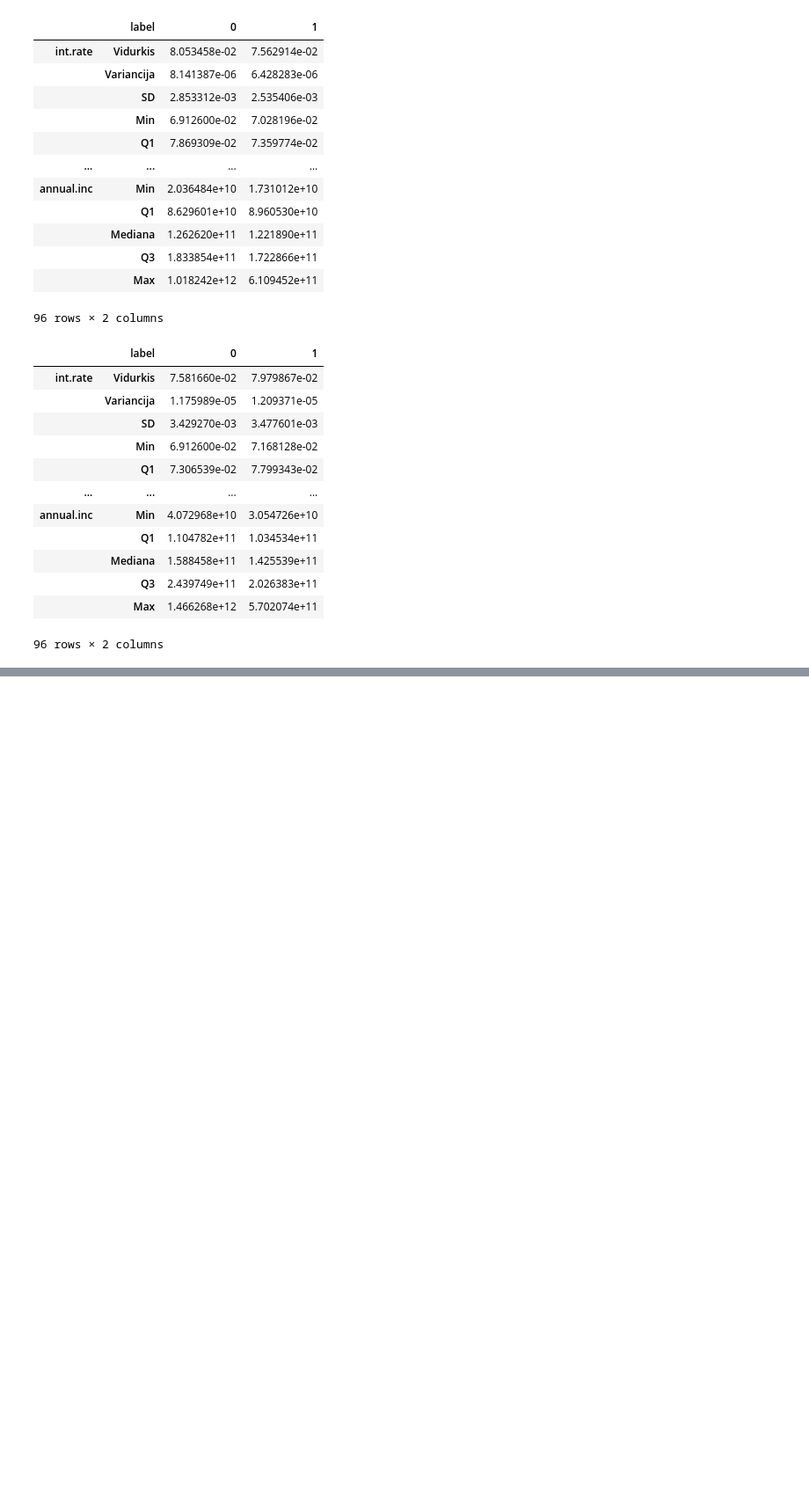
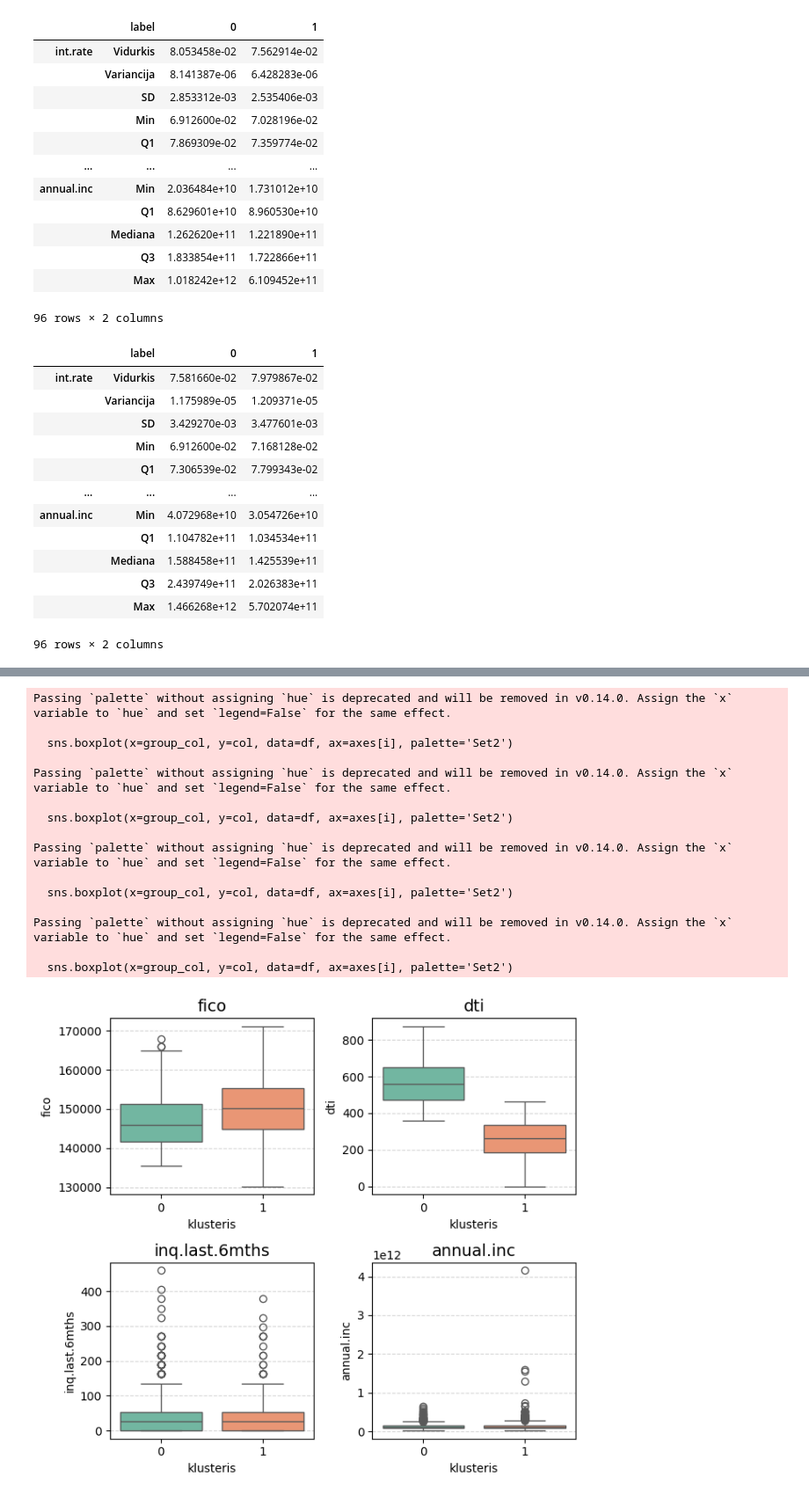
Before and after one commit to EvelinaDu/Papildomi_duomenu_vizualizavimo_skyriai, a Jupyter notebook: 3_laboratorinis/main.ipynb, the cells around one changed output, grey strips where cells are left out. Shown at 88% size. Drawn from its saved outputs; the diff is of its cells as text; code cells hidden in the pictures; blank space fills up the shorter version.

Commit message:
boxplots

```diff
--- a/3_laboratorinis/main.ipynb
+++ b/3_laboratorinis/main.ipynb
@@ -370,0 +388,43 @@ get_characteristic_table(data_w_clusters_home.drop(columns='index'))
+# %%
+def plot_2x2_boxplots(df, group_col='label'):
+    numeric_cols = df[['fico', 'dti', 'inq.last.6mths', 'annual.inc']].columns.tolist()
+    if group_col in numeric_cols:
+        numeric_cols.remove(group_col)
+
+    features_to_plot = numeric_cols[:4]
+
+    fig, axes = plt.subplots(2, 2, figsize=(6.7, 6))
+    axes = axes.flatten()
+
+    for i, col in enumerate(features_to_plot):
+        sns.boxplot(x=group_col, y=col, data=df, ax=axes[i], palette='Set2')
+        axes[i].set_title(f'{col}', fontsize=14)
+        axes[i].set_xlabel('klusteris', fontsize=10)
+        axes[i].set_ylabel(col, fontsize=10)
+        axes[i].grid(axis='y', linestyle='--', alpha=0.5)
+
+    for j in range(len(features_to_plot), 4):
+        fig.delaxes(axes[j])
+
+    plt.tight_layout()
+    plt.savefig('boxplot_2x2_grid.png')
+    plt.show()
+# %%
+plot_2x2_boxplots(data_w_clusters_debt)
+# %% [output]
+Passing `palette` without assigning `hue` is deprecated and will be removed in v0.14.0. Assign the `x` variable to `hue` and set `legend=False` for the same effect.
+
+  sns.boxplot(x=group_col, y=col, data=df, ax=axes[i], palette='Set2')
+
+Passing `palette` without assigning `hue` is deprecated and will be removed in v0.14.0. Assign the `x` variable to `hue` and set `legend=False` for the same effect.
+
+  sns.boxplot(x=group_col, y=col, data=df, ax=axes[i], palette='Set2')
+
+Passing `palette` without assigning `hue` is deprecated and will be removed in v0.14.0. Assign the `x` variable to `hue` and set `legend=False` for the same effect.
+
+  sns.boxplot(x=group_col, y=col, data=df, ax=axes[i], palette='Set2')
+
+Passing `palette` without assigning `hue` is deprecated and will be removed in v0.14.0. Assign the `x` variable to `hue` and set `legend=False` for the same effect.
+
+  sns.boxplot(x=group_col, y=col, data=df, ax=axes[i], palette='Set2')
+[figure, added]
```
Also changed, not shown: parts of 4 cells of this notebook.
